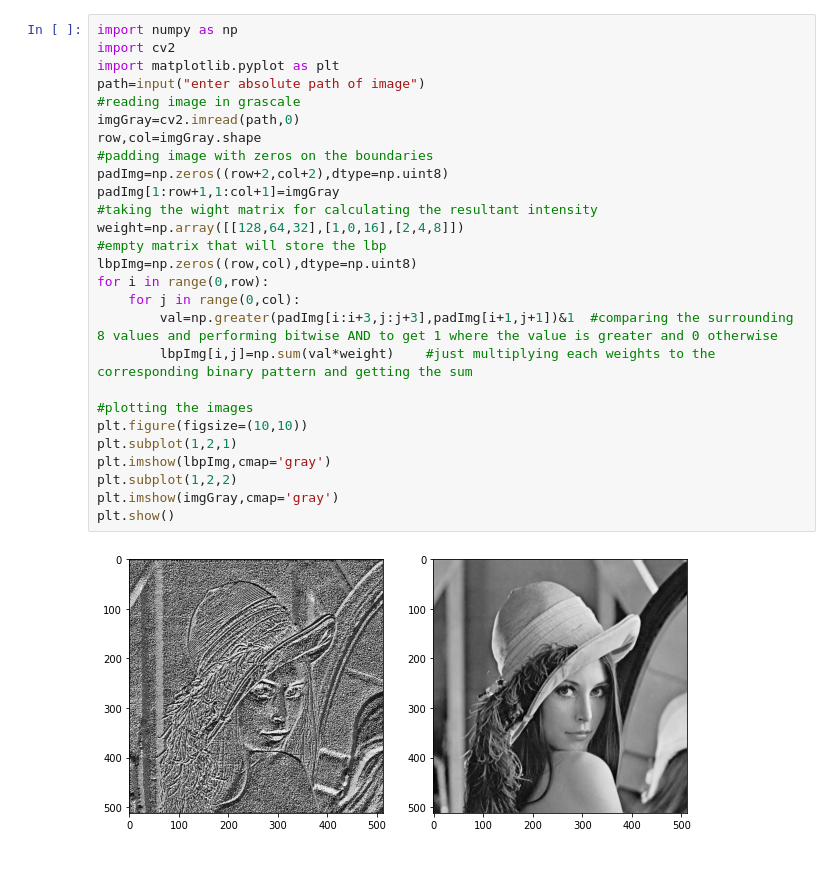
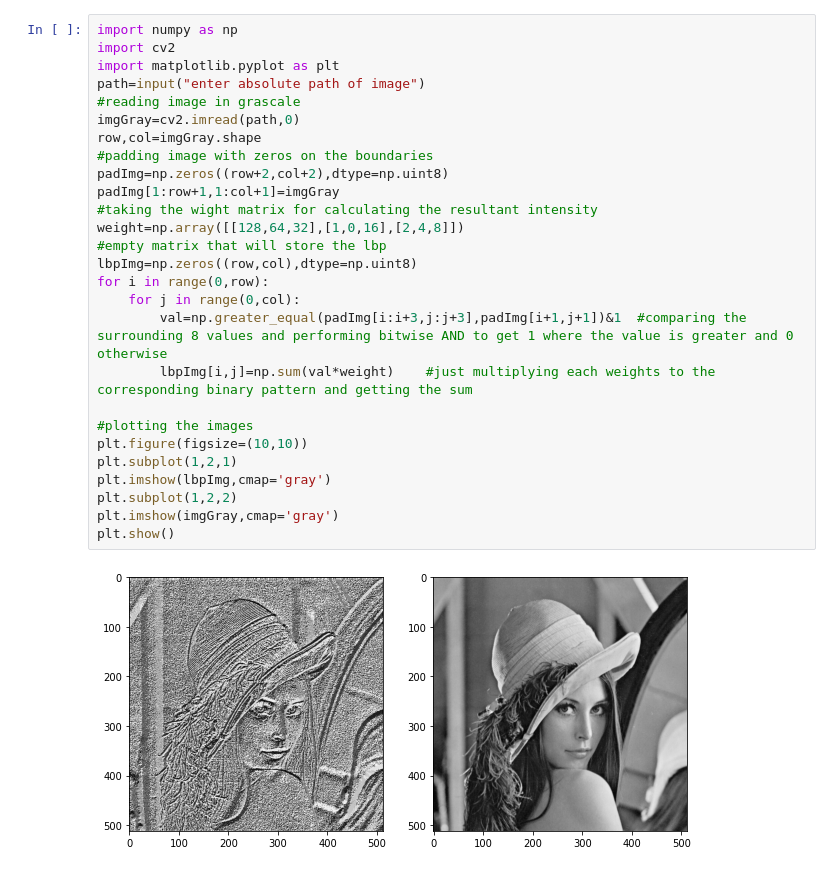
Before and after one commit to samiparnab2/Image-Processing-OpenCV-python, a Jupyter notebook: LocalBinaryPattern.ipynb, the cells around one changed output. Cells and saved outputs as stored; diff of their text form.

```diff
--- a/LocalBinaryPattern.ipynb
+++ b/LocalBinaryPattern.ipynb
@@ -1,29 +1,29 @@
 # %%
 import numpy as np
 import cv2
 import matplotlib.pyplot as plt
 path=input("enter absolute path of image")
 #reading image in grascale
 imgGray=cv2.imread(path,0)
 row,col=imgGray.shape
 #padding image with zeros on the boundaries
 padImg=np.zeros((row+2,col+2),dtype=np.uint8)
 padImg[1:row+1,1:col+1]=imgGray
 #taking the wight matrix for calculating the resultant intensity
 weight=np.array([[128,64,32],[1,0,16],[2,4,8]])
 #empty matrix that will store the lbp
 lbpImg=np.zeros((row,col),dtype=np.uint8)
 for i in range(0,row):
     for j in range(0,col):
-        val=np.greater(padImg[i:i+3,j:j+3],padImg[i+1,j+1])&1  #comparing the surrounding 8 values and performing bitwise AND to get 1 where the value is greater and 0 otherwise
+        val=np.greater_equal(padImg[i:i+3,j:j+3],padImg[i+1,j+1])&1  #comparing the surrounding 8 values and performing bitwise AND to get 1 where the value is greater and 0 otherwise
         lbpImg[i,j]=np.sum(val*weight)    #just multiplying each weights to the corresponding binary pattern and getting the sum
 
 #plotting the images
 plt.figure(figsize=(10,10))
 plt.subplot(1,2,1)
 plt.imshow(lbpImg,cmap='gray')
 plt.subplot(1,2,2)
 plt.imshow(imgGray,cmap='gray')
 plt.show()
 # %% [output]
-[figure, old version]
+[figure, new version]
```
